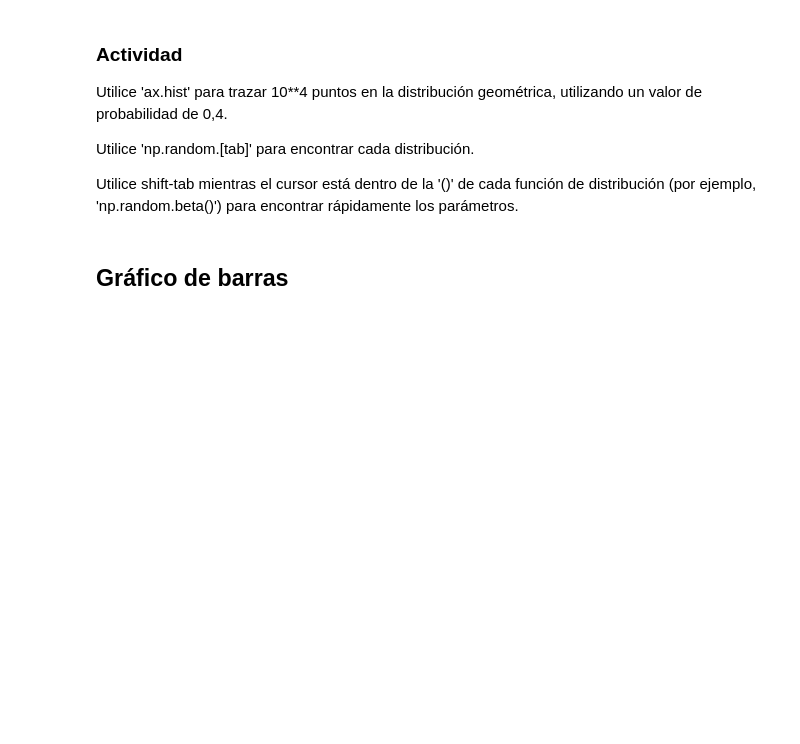
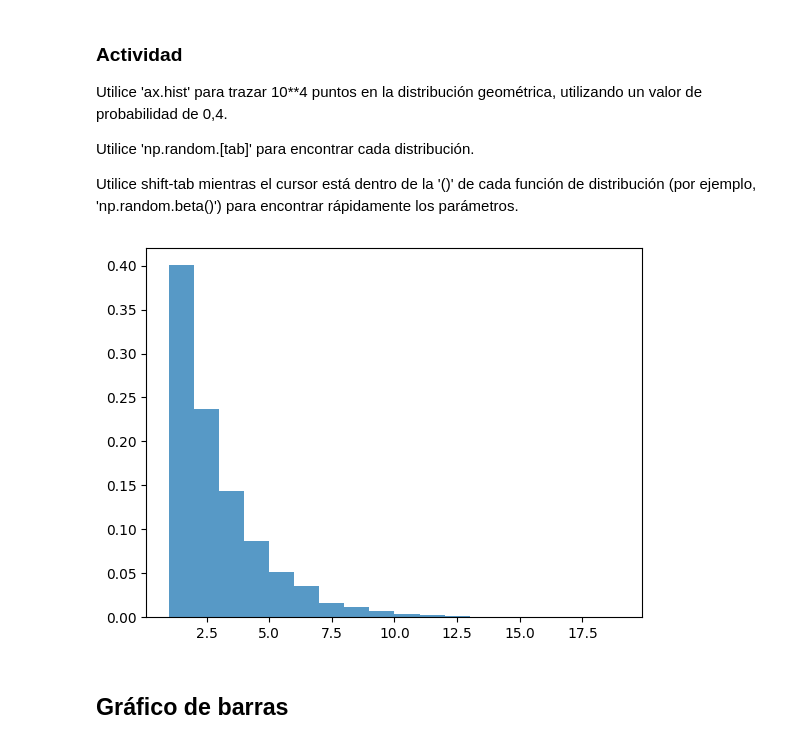
Before and after one commit to jvillanuevas/Data-Translator, a Jupyter notebook: Actividad Data Visualization 1.ipynb, the cells around one changed output. Drawn from its saved outputs; the diff is of its cells as text; code cells hidden in the pictures; blank space fills up the shorter version.

```diff
--- a/Actividad Data Visualization 1.ipynb
+++ b/Actividad Data Visualization 1.ipynb
@@ -215,3 +213,21 @@ Utilice shift-tab mientras el cursor está dentro de la '()' de cada función de
+# %%
+import numpy as np
+import matplotlib.pyplot as plt
+
+# Parámetros de la distribución geométrica
+probabilidad_exito = 0.4
+tamaño_muestra = 10000
+
+#Generar datos de la distribución geometrica
+datos_geometricos = np.random.geometric(probabilidad_exito, tamaño_muestra)
+
+#Crear un histograma de los datos
+plt.hist(datos_geometricos, bins=range(1, max(datos_geometricos) +2), density=True, alpha=0.75)
+
+#mostrar el grafico
+plt.show()
+# %% [output]
+[figure, added]
 # %%
 # Código
 # %%
```
Also changed, not shown: parts of 14 cells of this notebook.
